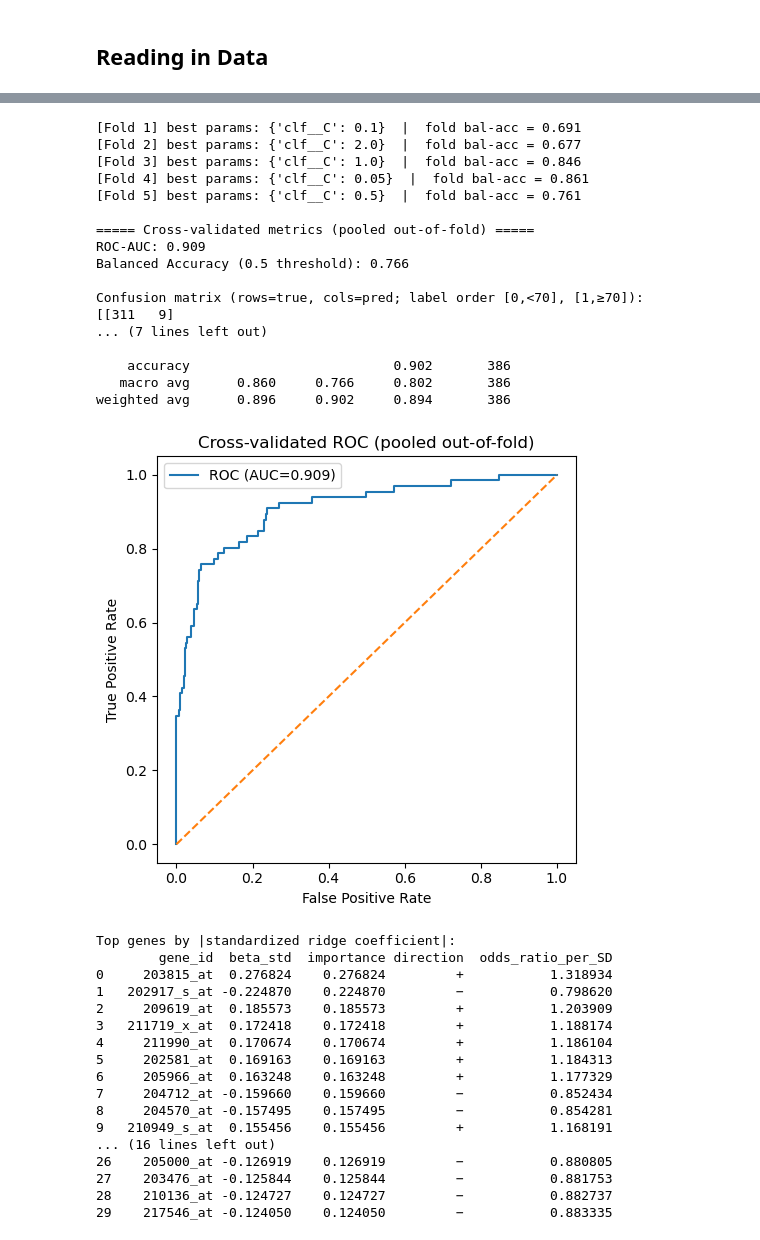
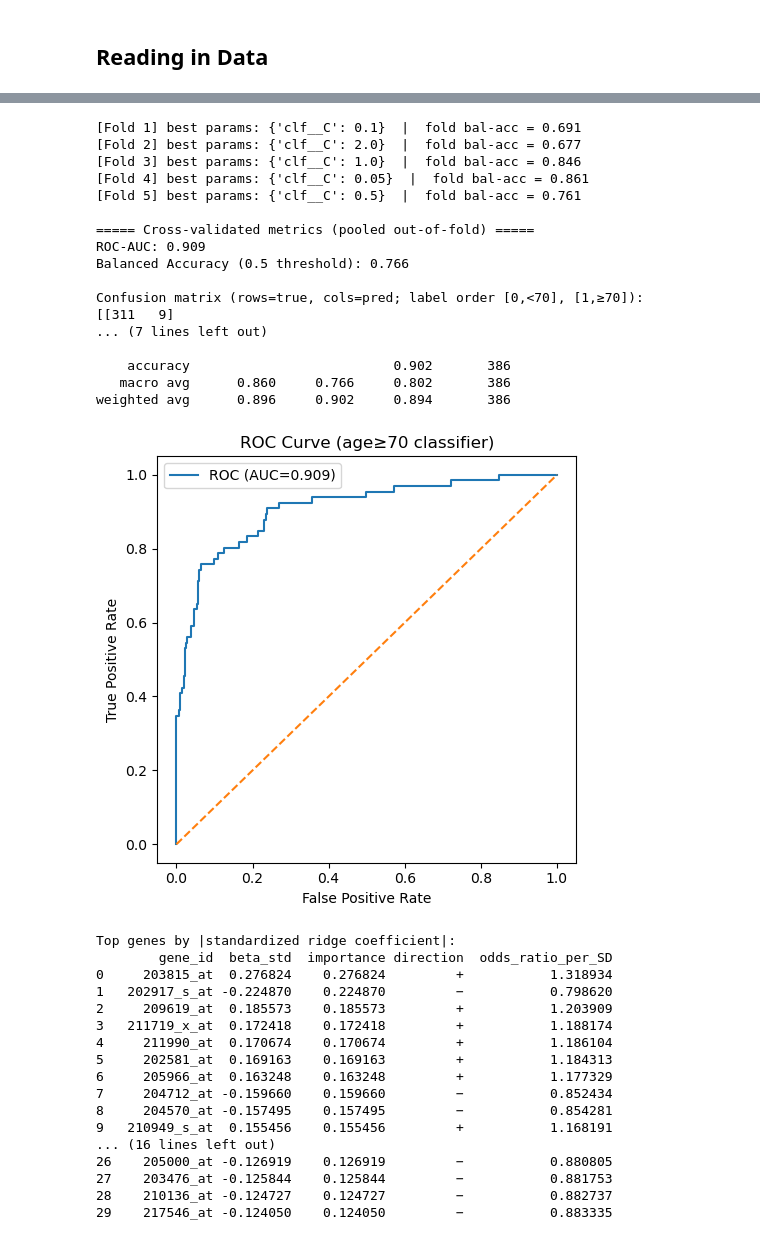
Before and after one commit to ChanChanMan18/STATS604_Project2, a Jupyter notebook: elvin/STATS604_Project2_elvin.ipynb, the cells around one changed output, grey strips where cells are left out. Saved outputs shown, nothing was run; the diff lists cells and outputs as text; code cells hidden in the pictures.

```diff
--- a/elvin/STATS604_Project2_elvin.ipynb
+++ b/elvin/STATS604_Project2_elvin.ipynb
@@ -66,16 +27,0 @@ cross_tab_br_age = pd.crosstab(arraymeta_data['age'], arraymeta_data['region'])
-# %%
-### Cross tab by brain region and age ranges of interest
-# Split pandas dataframe by age group
-def categorize_age(age):
-    if age < 70:
-        return '<70'
-    else:
-        return '>=70'
-
-arraymeta_data['age_group'] = arraymeta_data['age'].apply(categorize_age)
-
-# Cross tab
-cross_tab_region_agegrp = pd.crosstab(arraymeta_data['region'], arraymeta_data['age_group'])
-
-# Print results
-print(cross_tab_region_agegrp)
@@ -476,20 +27,0 @@ Chi-square assoc p-values (lower => stronger association):
-# %%
-# Promote arrayversion -> version (string, cleaned)
-arraymeta_data['version'] = (
-    arraymeta_data['arrayversion']
-    .astype(str)
-    .str.strip()
-    .str.replace(r'^\s*nan\s*$', 'missing', regex=True)
-)
-
-# Optional: normalize labels (edit the map if your values differ)
-norm_map = {
-    '1': 'v1', '2': 'v2',
-    'V1': 'v1', 'V2': 'v2',
-    'hgu133a': 'v1', 'hgu133plus2': 'v2'
-}
-arraymeta_data['version'] = arraymeta_data['version'].replace(norm_map)
-
-# Sanity check
-print("version levels:", arraymeta_data['version'].value_counts(dropna=False))
-print("n_missing version:", (arraymeta_data['version'].isin(['missing'])).sum())
@@ -803,7 +176,7 @@ plt.figure(figsize=(5,5))
 plt.plot(fpr, tpr, label=f'ROC (AUC={auc(fpr,tpr):.3f})')
 plt.plot([0,1],[0,1], linestyle='--')
 plt.xlabel('False Positive Rate'); plt.ylabel('True Positive Rate')
-plt.title('Cross-validated ROC (pooled out-of-fold)')
+plt.title('ROC Curve (age≥70 classifier)')
 plt.legend()
 plt.tight_layout(); plt.show()
 
@@ -849,34 +222,34 @@ if 'genemeta_data' in globals():
             sym_map = pd.Series(genemeta_data[symbol_col].values,
                                 index=genemeta_data[id_col].astype(str))
         else:
             # try index as ID mapping
             sym_map = pd.Series(genemeta_data[symbol_col].values,
                                 index=genemeta_data.index.astype(str))
     if sym_map is not None:
         gene_ranked.insert(1, 'symbol', gene_ranked['gene_id'].map(sym_map))
 
 # Save artifacts
 # gene_ranked.to_csv('age70_ridge_influential_genes.csv', index=False)
 # print("\nSaved gene ranking → age70_ridge_influential_genes.csv")
 # %% [output]
 [Fold 1] best params: {'clf__C': 0.1}  |  fold bal-acc = 0.691
 [Fold 2] best params: {'clf__C': 2.0}  |  fold bal-acc = 0.677
 [Fold 3] best params: {'clf__C': 1.0}  |  fold bal-acc = 0.846
 [Fold 4] best params: {'clf__C': 0.05}  |  fold bal-acc = 0.861
 [Fold 5] best params: {'clf__C': 0.5}  |  fold bal-acc = 0.761
 
 ===== Cross-validated metrics (pooled out-of-fold) =====
 ROC-AUC: 0.909
 Balanced Accuracy (0.5 threshold): 0.766
 
 Confusion matrix (rows=true, cols=pred; label order [0,<70], [1,≥70]):
 [[311   9]
 ... (7 lines left out)
 
     accuracy                          0.902       386
    macro avg      0.860     0.766     0.802       386
 weighted avg      0.896     0.902     0.894       386
-[figure, old version]
+[figure, new version]
 Top genes by |standardized ridge coefficient|:
         gene_id  beta_std  importance direction  odds_ratio_per_SD
 0     203815_at  0.276824    0.276824         +           1.318934
```
Also changed, not shown: parts of 57 cells of this notebook, 1 other file.
